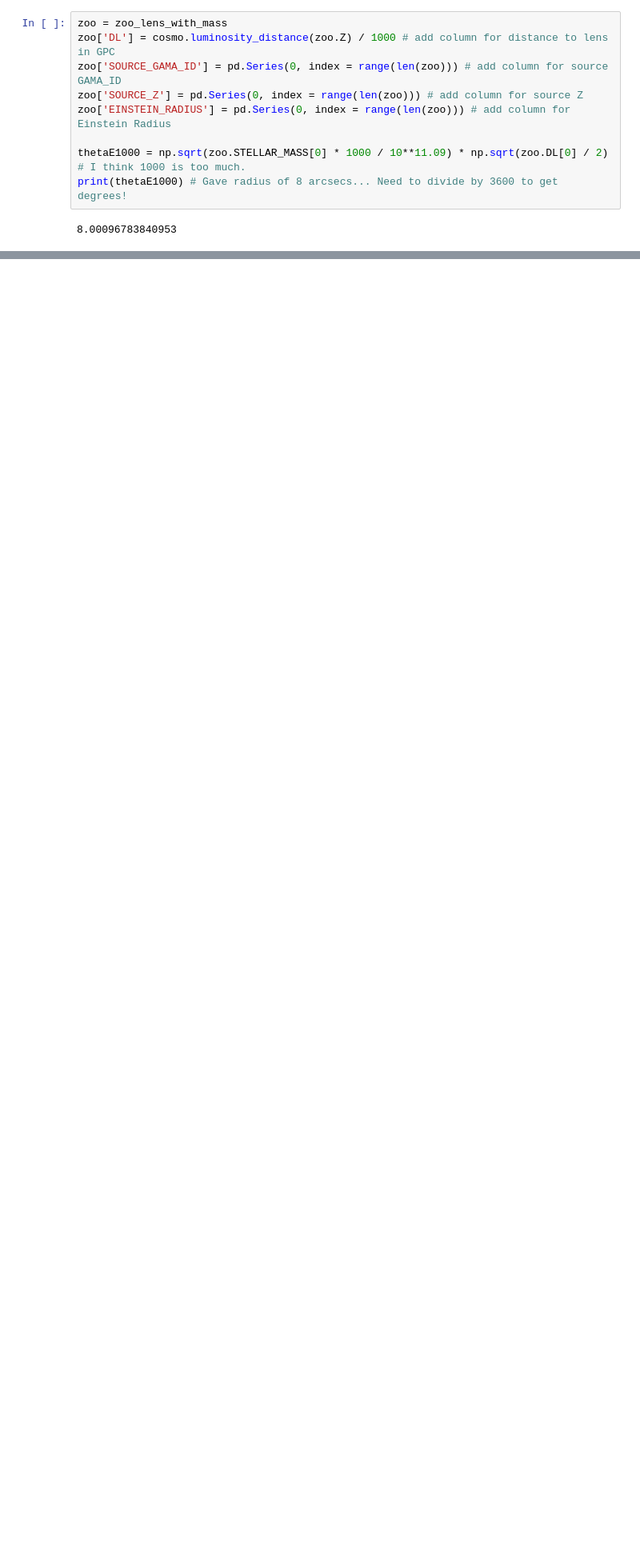
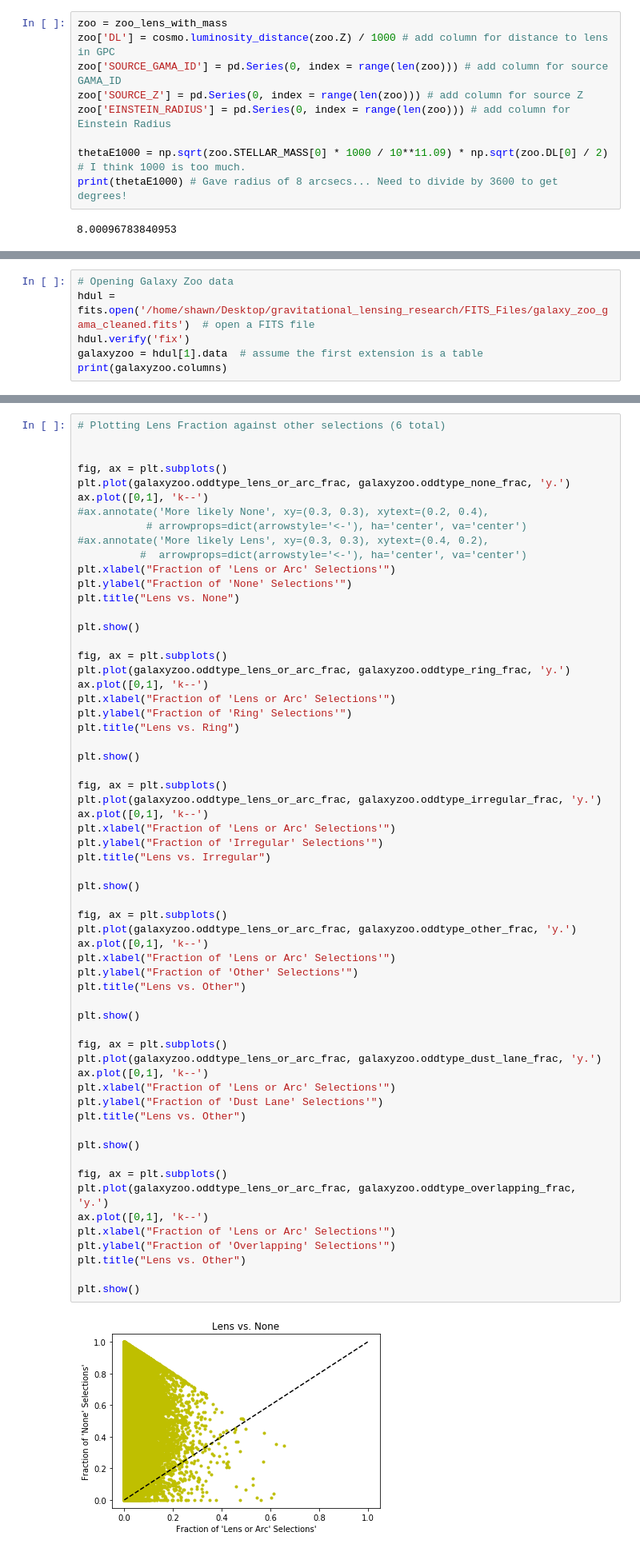
Before and after one commit to shawnknabel/lens_methods, a Jupyter notebook: Shawn Knabel - Gravitational Lensing Notebook - Concise.ipynb, the cells around one changed output, grey strips where cells are left out. Shown at 80% size. Drawn from its saved outputs; the diff is of its cells as text; blank space fills up the shorter version.

Commit message:
New Plots for Zoo, attempt at three panel plot

```diff
--- a/Shawn Knabel - Gravitational Lensing Notebook - Concise.ipynb
+++ b/Shawn Knabel - Gravitational Lensing Notebook - Concise.ipynb
@@ -822,0 +826,6 @@ print(thetaE1000) # Gave radius of 8 arcsecs... Need to divide by 3600 to get de
+# %%
+# Opening Galaxy Zoo data
+hdul = fits.open('/home/shawn/Desktop/gravitational_lensing_research/FITS_Files/galaxy_zoo_gama_cleaned.fits')  # open a FITS file
+hdul.verify('fix')
+galaxyzoo = hdul[1].data  # assume the first extension is a table
+print(galaxyzoo.columns)
@@ -822,0 +850,63 @@ print(thetaE1000) # Gave radius of 8 arcsecs... Need to divide by 3600 to get de
+# %%
+# Plotting Lens Fraction against other selections (6 total)
+
+
+fig, ax = plt.subplots()
+plt.plot(galaxyzoo.oddtype_lens_or_arc_frac, galaxyzoo.oddtype_none_frac, 'y.')
+ax.plot([0,1], 'k--')
+#ax.annotate('More likely None', xy=(0.3, 0.3), xytext=(0.2, 0.4),
+           # arrowprops=dict(arrowstyle='<-'), ha='center', va='center')
+#ax.annotate('More likely Lens', xy=(0.3, 0.3), xytext=(0.4, 0.2),
+          #  arrowprops=dict(arrowstyle='<-'), ha='center', va='center')
+plt.xlabel("Fraction of 'Lens or Arc' Selections'")
+plt.ylabel("Fraction of 'None' Selections'")
+plt.title("Lens vs. None")
+
+plt.show()
+
+fig, ax = plt.subplots()
+plt.plot(galaxyzoo.oddtype_lens_or_arc_frac, galaxyzoo.oddtype_ring_frac, 'y.')
+ax.plot([0,1], 'k--')
+plt.xlabel("Fraction of 'Lens or Arc' Selections'")
+plt.ylabel("Fraction of 'Ring' Selections'")
+plt.title("Lens vs. Ring")
+
+plt.show()
+
+fig, ax = plt.subplots()
+plt.plot(galaxyzoo.oddtype_lens_or_arc_frac, galaxyzoo.oddtype_irregular_frac, 'y.')
+ax.plot([0,1], 'k--')
+plt.xlabel("Fraction of 'Lens or Arc' Selections'")
+plt.ylabel("Fraction of 'Irregular' Selections'")
+plt.title("Lens vs. Irregular")
+
+plt.show()
+
+fig, ax = plt.subplots()
+plt.plot(galaxyzoo.oddtype_lens_or_arc_frac, galaxyzoo.oddtype_other_frac, 'y.')
+ax.plot([0,1], 'k--')
+plt.xlabel("Fraction of 'Lens or Arc' Selections'")
+plt.ylabel("Fraction of 'Other' Selections'")
+plt.title("Lens vs. Other")
+
+plt.show()
+
+fig, ax = plt.subplots()
+plt.plot(galaxyzoo.oddtype_lens_or_arc_frac, galaxyzoo.oddtype_dust_lane_frac, 'y.')
+ax.plot([0,1], 'k--')
+plt.xlabel("Fraction of 'Lens or Arc' Selections'")
+plt.ylabel("Fraction of 'Dust Lane' Selections'")
+plt.title("Lens vs. Other")
+
+plt.show()
+
+fig, ax = plt.subplots()
+plt.plot(galaxyzoo.oddtype_lens_or_arc_frac, galaxyzoo.oddtype_overlapping_frac, 'y.')
+ax.plot([0,1], 'k--')
+plt.xlabel("Fraction of 'Lens or Arc' Selections'")
+plt.ylabel("Fraction of 'Overlapping' Selections'")
+plt.title("Lens vs. Other")
+
+plt.show()
+# %% [output]
+[figure, added]
```
Also changed, not shown: parts of 6 cells of this notebook.
